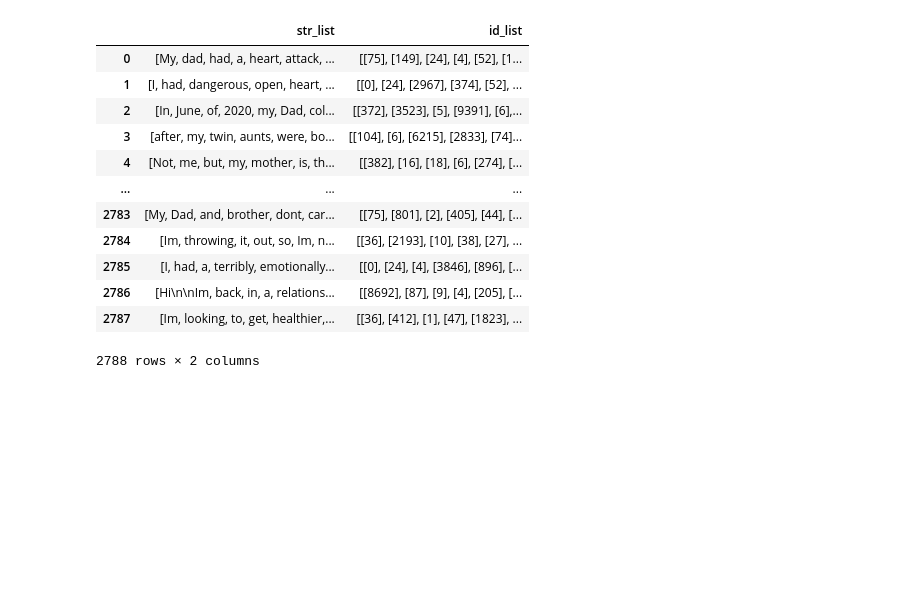
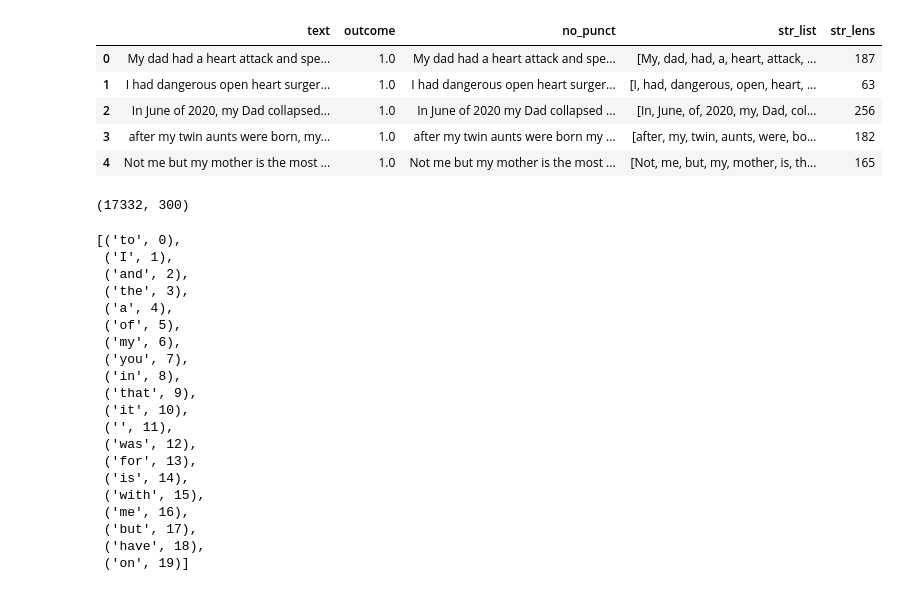
Before and after one commit to kashkambath/cvd-reddit-nlp-analysis, a Jupyter notebook: NN.ipynb, the cells around one changed output. Drawn from its saved outputs; the diff is of its cells as text; code cells hidden in the pictures; blank space fills up the shorter version.

```diff
--- a/NN.ipynb
+++ b/NN.ipynb
@@ -17 +91,11 @@ df['str_list'] = df.no_punct.apply(lambda s: s.split(' '))
+# %%
+df = df[df['str_lens'] < 750]
+df.head()
+# %% [output]
+|  | text | outcome | no_punct | str_list | str_lens |
+| 0 | My dad had a heart attack and spe... | 1.0 | My dad had a heart attack and spe... | [My, dad, had, a, heart, attack, ... | 187 |
+| 1 | I had dangerous open heart surger... | 1.0 | I had dangerous open heart surger... | [I, had, dangerous, open, heart, ... | 63 |
+| 2 | In June of 2020, my Dad collapsed... | 1.0 | In June of 2020 my Dad collapsed ... | [In, June, of, 2020, my, Dad, col... | 256 |
+| 3 | after my twin aunts were born, my... | 1.0 | after my twin aunts were born my ... | [after, my, twin, aunts, were, bo... | 182 |
+| 4 | Not me but my mother is the most ... | 1.0 | Not me but my mother is the most ... | [Not, me, but, my, mother, is, th... | 165 |
 # %%
@@ -61,19 +111,30 @@ tf_model.add(Dense(1, activation='sigmoid'))                         # classific
-# %%
-df[["str_list", "id_list"]]
-# %% [output]
-|  | str_list | id_list |
-| 0 | [My, dad, had, a, heart, attack, ... | [[75], [149], [24], [4], [52], [1... |
-| 1 | [I, had, dangerous, open, heart, ... | [[0], [24], [2967], [374], [52], ... |
-| 2 | [In, June, of, 2020, my, Dad, col... | [[372], [3523], [5], [9391], [6],... |
-| 3 | [after, my, twin, aunts, were, bo... | [[104], [6], [6215], [2833], [74]... |
-| 4 | [Not, me, but, my, mother, is, th... | [[382], [16], [18], [6], [274], [... |
-| ... | ... | ... |
-| 2783 | [My, Dad, and, brother, dont, car... | [[75], [801], [2], [405], [44], [... |
-| 2784 | [Im, throwing, it, out, so, Im, n... | [[36], [2193], [10], [38], [27], ... |
-| 2785 | [I, had, a, terribly, emotionally... | [[0], [24], [4], [3846], [896], [... |
-| 2786 | [Hi\n\nIm, back, in, a, relations... | [[8692], [87], [9], [4], [205], [... |
-| 2787 | [Im, looking, to, get, healthier,... | [[36], [412], [1], [47], [1823], ... |
-2788 rows × 2 columns
+# %%
+embedding_matrix.shape
+# %% [output]
+(17332, 300)
+# %%
+list(vocab_dict.items())[:20]
+# %% [output]
+[('to', 0),
+ ('I', 1),
+ ('and', 2),
+ ('the', 3),
+ ('a', 4),
+ ('of', 5),
+ ('my', 6),
+ ('you', 7),
+ ('in', 8),
+ ('that', 9),
+ ('it', 10),
+ ('', 11),
+ ('was', 12),
+ ('for', 13),
+ ('is', 14),
+ ('with', 15),
+ ('me', 16),
+ ('but', 17),
+ ('have', 18),
+ ('on', 19)]
 # %%
 def sents_to_ids(sentences):
     """
```
Also changed, not shown: parts of 39 cells of this notebook, 1 other file.
